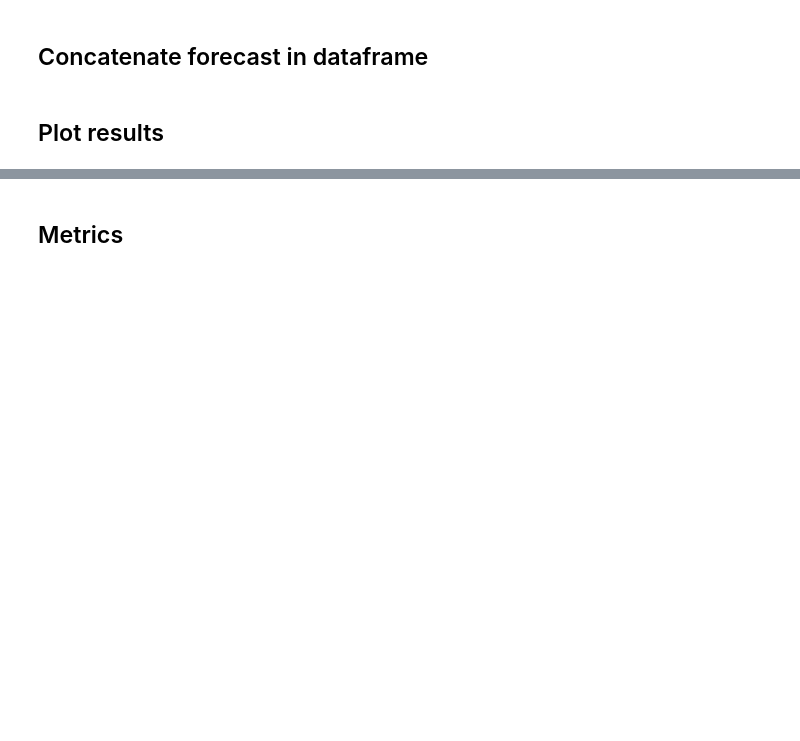
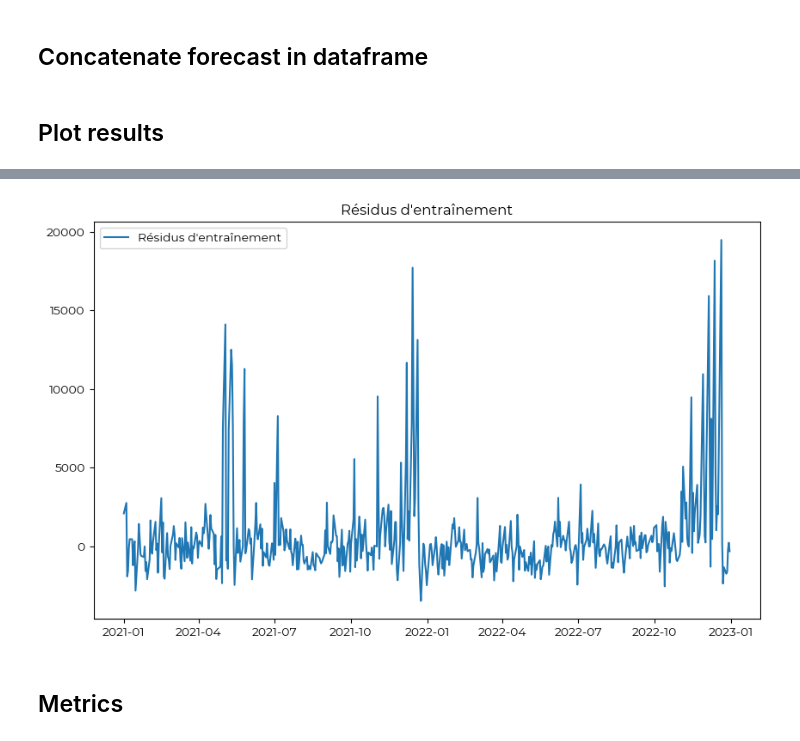
Before and after one commit to anthony-ait/parcel_flow_forecast, a Jupyter notebook: CNN_without_weekend.ipynb, the cells around one changed output, grey strips where cells are left out. Drawn from its saved outputs; the diff is of its cells as text; code cells hidden in the pictures; blank space fills up the shorter version.

```diff
--- a/CNN_without_weekend.ipynb
+++ b/CNN_without_weekend.ipynb
@@ -436,3 +437,13 @@ plot_train_results_from_df(data_train_forecast, "Résultats d'entraînement")
+# %%
+data_train_forecast['residuals'] = data_train_forecast['Trafic TG1'] - data_train_forecast['Prévision globale']
+# %%
+plt.figure(figsize=(10, 6))
+plt.plot(data_train_forecast['2021-01-01':'2022-12-31'].index, data_train_forecast['2021-01-01':'2022-12-31']['residuals'], label="Résidus d'entraînement")
+plt.title("Résidus d'entraînement")
+plt.legend()
+plt.show()
+# %% [output]
+[figure, added]
 # %% [markdown]
 ## Metrics
 # %%
```
Also changed, not shown: parts of 12 cells of this notebook, 11 other files.
